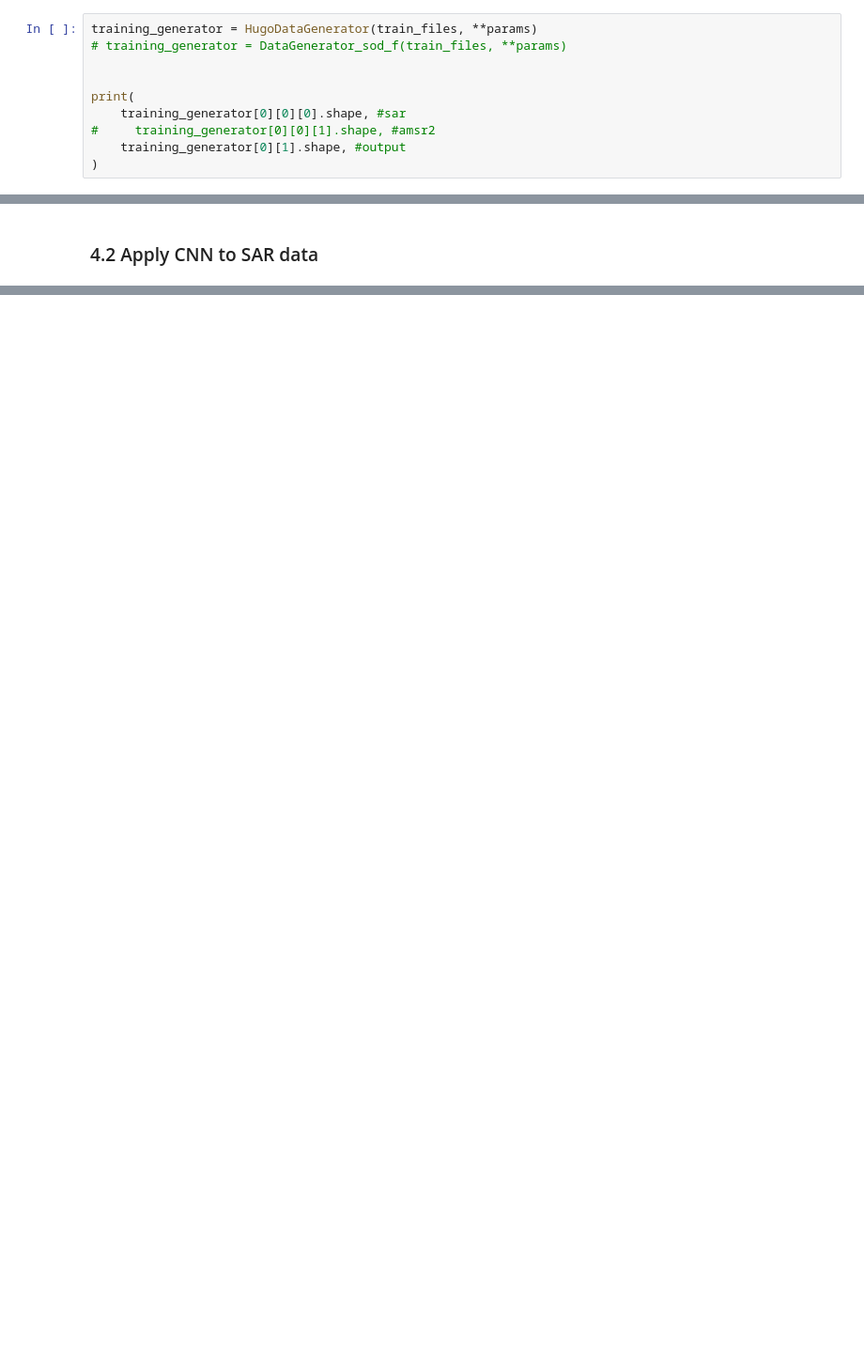
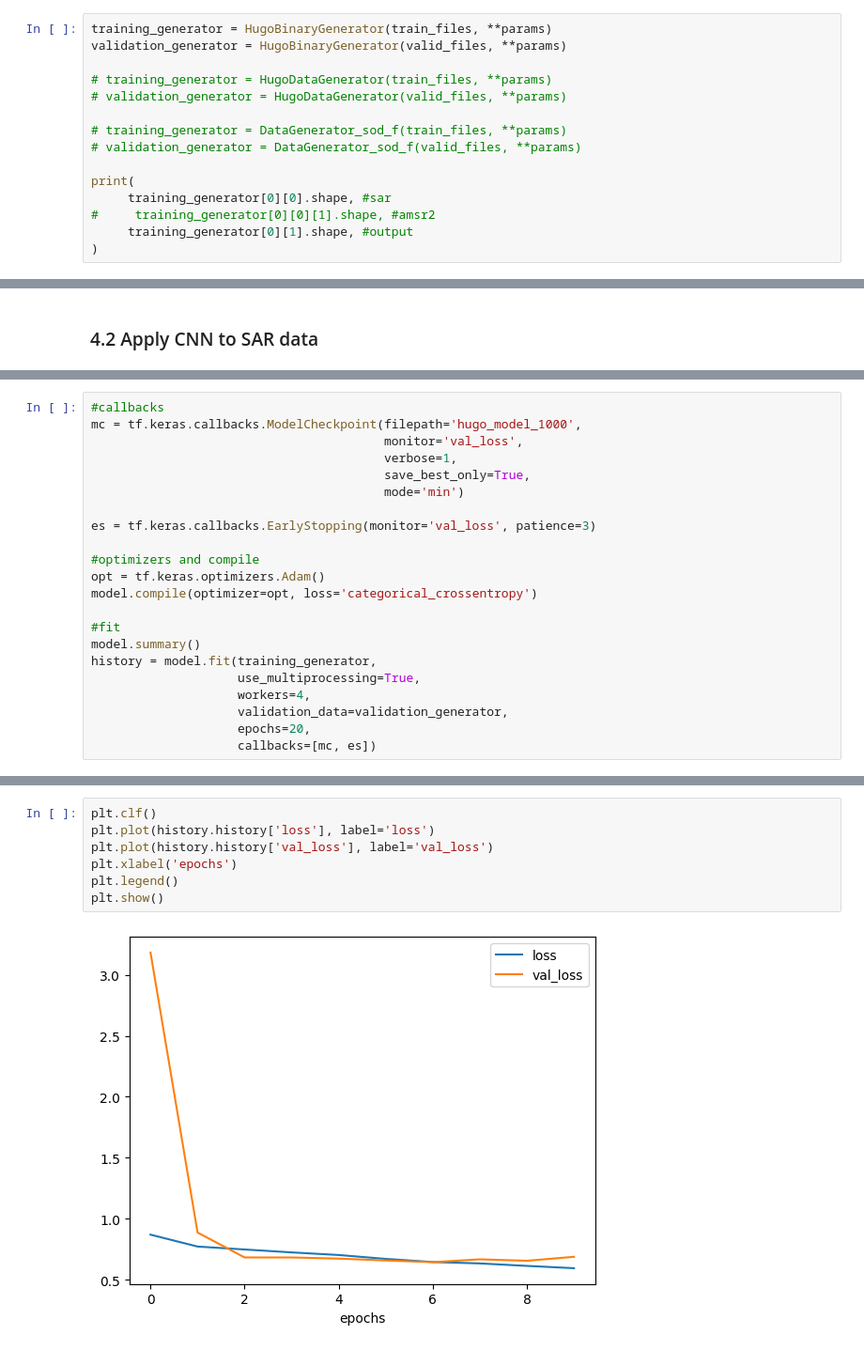
Before and after one commit to nansencenter/sea_ice_type_cnn_training, a Jupyter notebook: asip_v2/Exemple of data_generator.ipynb, the cells around one changed output, grey strips where cells are left out. Shown at 94% size. Cells and saved outputs as stored; diff of their text form; blank space fills up the shorter version.

```diff
--- a/asip_v2/Exemple of data_generator.ipynb
+++ b/asip_v2/Exemple of data_generator.ipynb
@@ -147,14 +172,19 @@ Files numbers : 807257
 # %% [markdown]
 ### 3.2 processed data for model
 # %%
-training_generator = HugoDataGenerator(train_files, **params)
+training_generator = HugoBinaryGenerator(train_files, **params)
+validation_generator = HugoBinaryGenerator(valid_files, **params)
+
+# training_generator = HugoDataGenerator(train_files, **params)
+# validation_generator = HugoDataGenerator(valid_files, **params)
+
 # training_generator = DataGenerator_sod_f(train_files, **params)
-
+# validation_generator = DataGenerator_sod_f(valid_files, **params)
 
 print(
-    training_generator[0][0][0].shape, #sar
+     training_generator[0][0].shape, #sar
 #     training_generator[0][0][1].shape, #amsr2
-    training_generator[0][1].shape, #output
+     training_generator[0][1].shape, #output
 )
 # %% [output]
 (50, 50, 50, 2) (50, 4)
@@ -263,0 +200,22 @@ Do you have some time to explain the next steps in detail?
+# %%
+#callbacks
+mc = tf.keras.callbacks.ModelCheckpoint(filepath='hugo_model_1000',
+                                        monitor='val_loss',
+                                        verbose=1,
+                                        save_best_only=True,
+                                        mode='min')
+
+es = tf.keras.callbacks.EarlyStopping(monitor='val_loss', patience=3)
+
+#optimizers and compile
+opt = tf.keras.optimizers.Adam()
+model.compile(optimizer=opt, loss='categorical_crossentropy')
+
+#fit
+model.summary()
+history = model.fit(training_generator,
+                    use_multiprocessing=True,
+                    workers=4,
+                    validation_data=validation_generator,
+                    epochs=20,
+                    callbacks=[mc, es])
@@ -263,0 +258,9 @@ Do you have some time to explain the next steps in detail?
+# %%
+plt.clf()
+plt.plot(history.history['loss'], label='loss')
+plt.plot(history.history['val_loss'], label='val_loss')
+plt.xlabel('epochs')
+plt.legend()
+plt.show()
+# %% [output]
+[figure, added]
```
Also changed, not shown: parts of 25 cells of this notebook, 33 other files.
